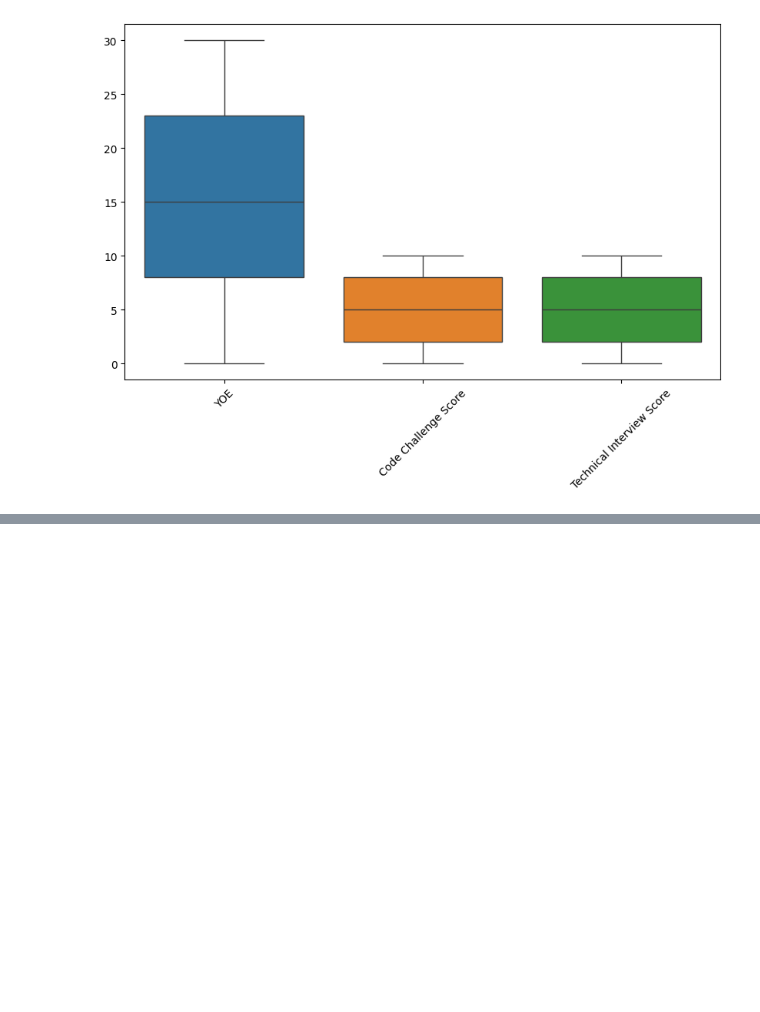
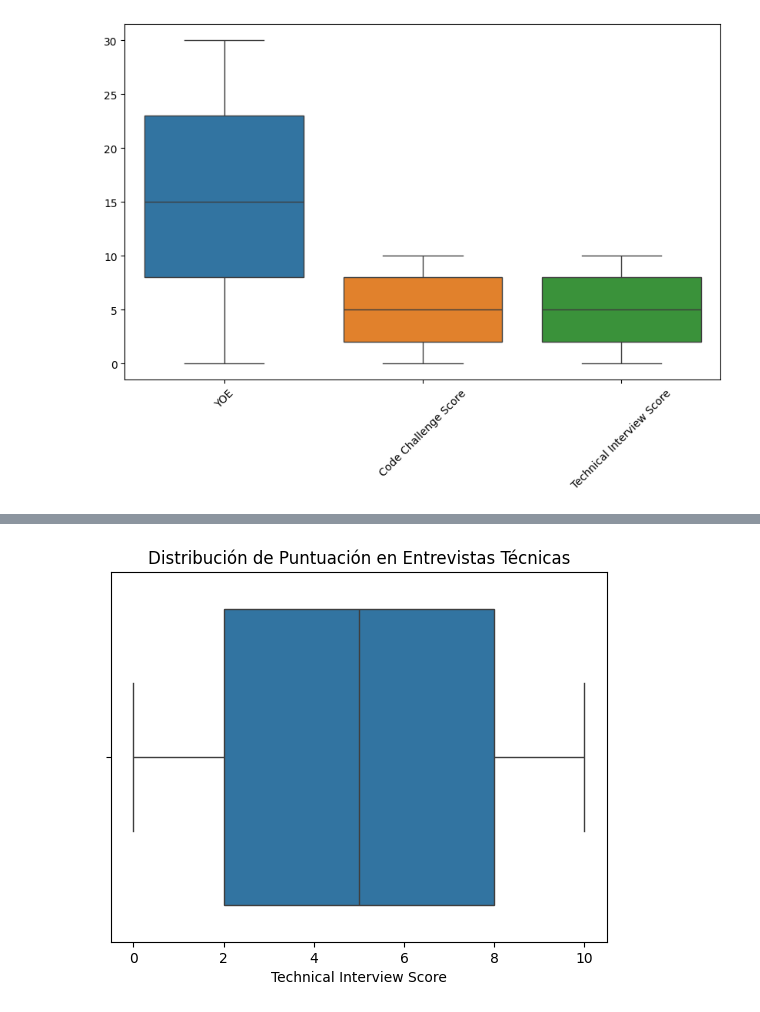
Before and after one commit to JuanDavidDazaR/Workshop--001-Data-engineer, a Jupyter notebook: notebooks/002_EDA.ipynb, the cells around one changed output, grey strips where cells are left out. Saved outputs shown, nothing was run; the diff lists cells and outputs as text; code cells hidden in the pictures; blank space fills up the shorter version.

```diff
--- a/notebooks/002_EDA.ipynb
+++ b/notebooks/002_EDA.ipynb
@@ -163,0 +138,6 @@ plt.show()
+# %%
+sns.boxplot(x=df["Technical Interview Score"])
+plt.title("Distribución de Puntuación en Entrevistas Técnicas")
+plt.show()
+# %% [output]
+[figure, added]
```
Also changed, not shown: parts of 7 cells of this notebook, 6 other files.
